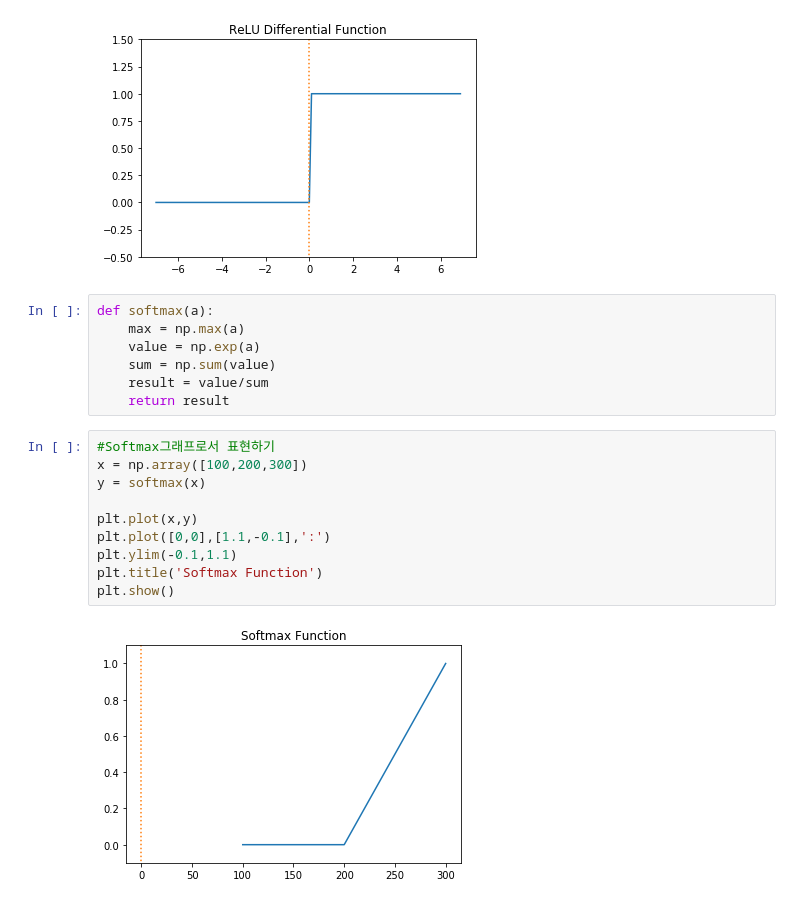
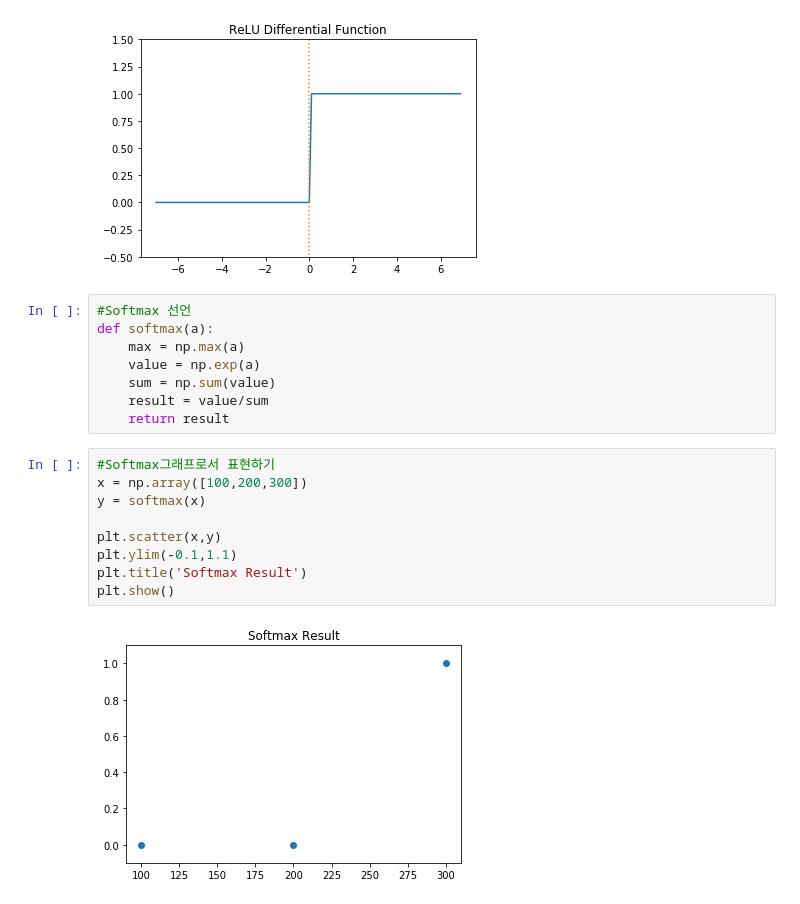
Before and after one commit to wjddyd66/DeepLearning, a Jupyter notebook: Activation Function.ipynb, the cells around one changed output. Saved outputs shown, nothing was run; the diff lists cells and outputs as text.

Commit message:
Activation Function edit

```diff
--- a/Activation Function.ipynb
+++ b/Activation Function.ipynb
@@ -102,6 +102,7 @@ plt.show()
 # %% [output]
 [figure]
 # %%
+#Softmax 선언
 def softmax(a):
     max = np.max(a)
     value = np.exp(a)
@@ -111,12 +112,11 @@ def softmax(a):
 # %%
 #Softmax그래프로서 표현하기
 x = np.array([100,200,300])
 y = softmax(x)
 
-plt.plot(x,y)
-plt.plot([0,0],[1.1,-0.1],':')
+plt.scatter(x,y)
 plt.ylim(-0.1,1.1)
-plt.title('Softmax Function')
+plt.title('Softmax Result')
 plt.show()
 # %% [output]
-[figure, old version]
+[figure, new version]
```
